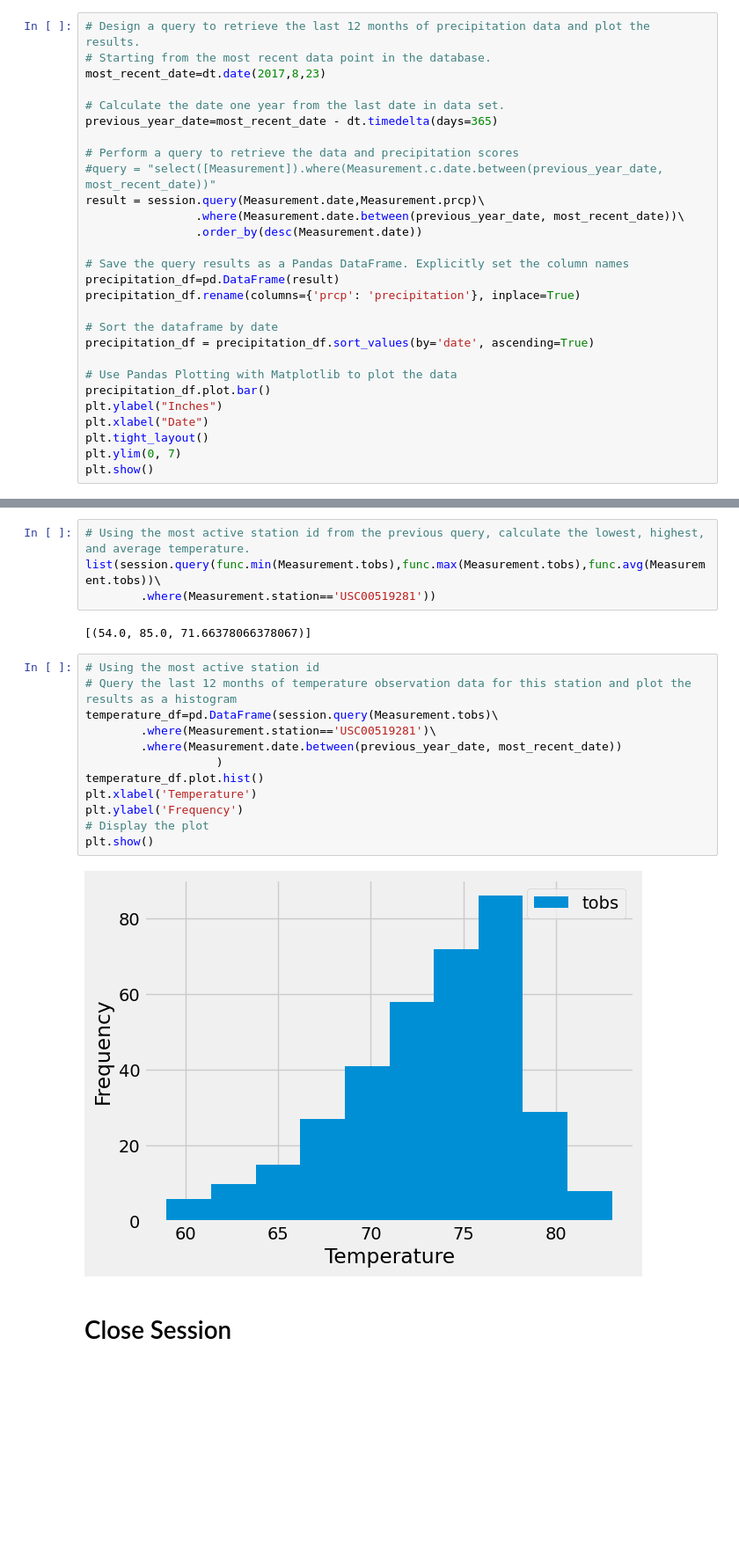
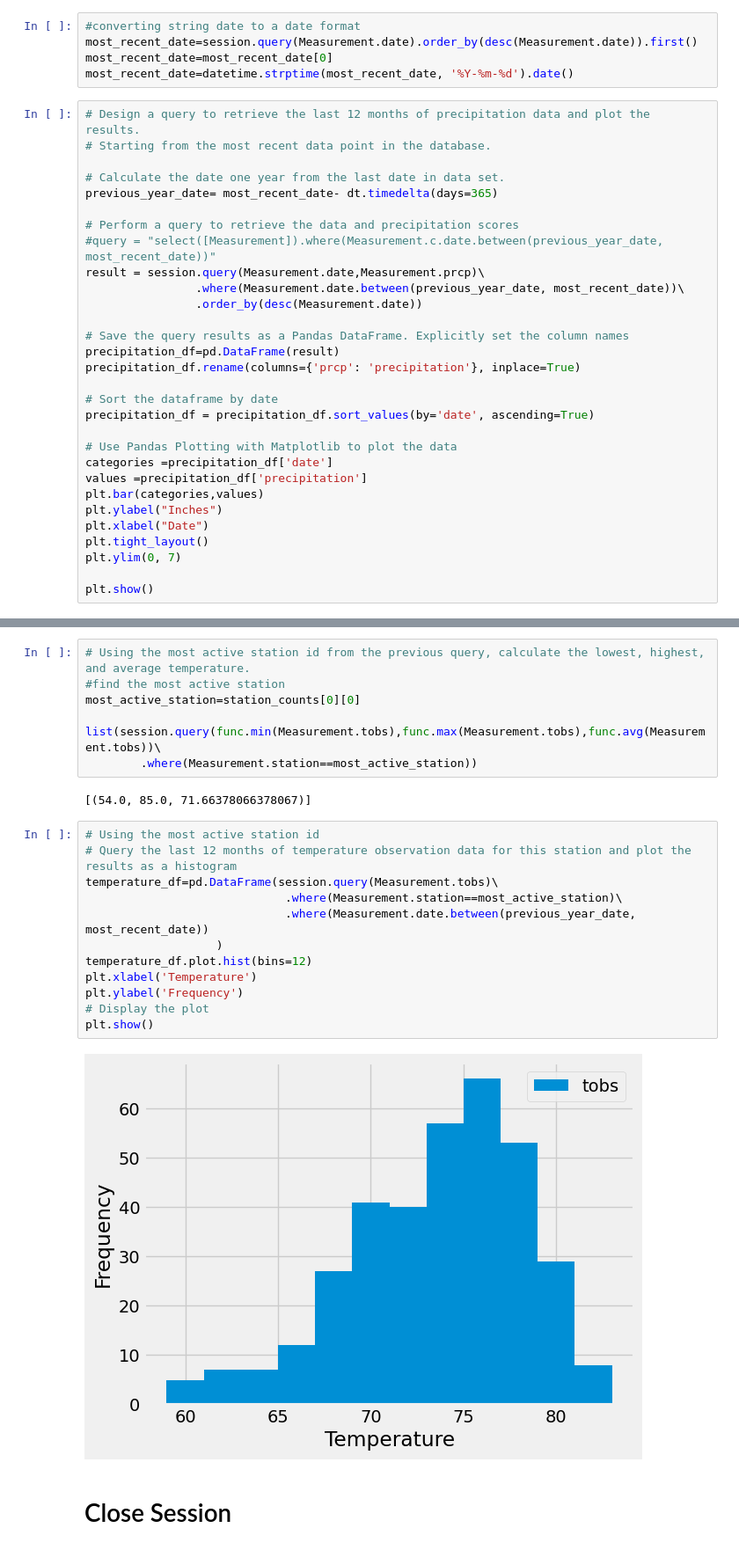
Before and after one commit to Walgama123/sqlalchemy-challenge, a Jupyter notebook: SurfsUp/climate_starter.ipynb, the cells around one changed output, grey strips where cells are left out. Shown at 88% size. Drawn from its saved outputs; the diff is of its cells as text; blank space fills up the shorter version.

```diff
--- a/SurfsUp/climate_starter.ipynb
+++ b/SurfsUp/climate_starter.ipynb
@@ -50,10 +48,14 @@ previous_year_date=most_recent_date - dt.timedelta(days=365)
+# %%
+#converting string date to a date format
+most_recent_date=session.query(Measurement.date).order_by(desc(Measurement.date)).first()
+most_recent_date=most_recent_date[0]
+most_recent_date=datetime.strptime(most_recent_date, '%Y-%m-%d').date()
 # %%
 # Design a query to retrieve the last 12 months of precipitation data and plot the results.
 # Starting from the most recent data point in the database.
-most_recent_date=dt.date(2017,8,23)
 
 # Calculate the date one year from the last date in data set.
-previous_year_date=most_recent_date - dt.timedelta(days=365)
+previous_year_date= most_recent_date- dt.timedelta(days=365)
 
 # Perform a query to retrieve the data and precipitation scores
 #query = "select([Measurement]).where(Measurement.c.date.between(previous_year_date, most_recent_date))"
@@ -69,10 +71,13 @@ precipitation_df.rename(columns={'prcp': 'precipitation'}, inplace=True)
 precipitation_df = precipitation_df.sort_values(by='date', ascending=True)
 
 # Use Pandas Plotting with Matplotlib to plot the data
-precipitation_df.plot.bar()
+categories =precipitation_df['date']
+values =precipitation_df['precipitation']
+plt.bar(categories,values)
 plt.ylabel("Inches")
 plt.xlabel("Date")
 plt.tight_layout()
 plt.ylim(0, 7)
+
 plt.show()
 # %% [output]
@@ -118,24 +123,27 @@ station_counts
  ('USC00518838', 511)]
 # %%
 # Using the most active station id from the previous query, calculate the lowest, highest, and average temperature.
+#find the most active station
+most_active_station=station_counts[0][0]
+
 list(session.query(func.min(Measurement.tobs),func.max(Measurement.tobs),func.avg(Measurement.tobs))\
-        .where(Measurement.station=='USC00519281'))
+        .where(Measurement.station==most_active_station))
 # %% [output]
 [(54.0, 85.0, 71.66378066378067)]
 # %%
 # Using the most active station id
 # Query the last 12 months of temperature observation data for this station and plot the results as a histogram
 temperature_df=pd.DataFrame(session.query(Measurement.tobs)\
-        .where(Measurement.station=='USC00519281')\
-        .where(Measurement.date.between(previous_year_date, most_recent_date))
+                             .where(Measurement.station==most_active_station)\
+                             .where(Measurement.date.between(previous_year_date, most_recent_date))
                    )
-temperature_df.plot.hist()
+temperature_df.plot.hist(bins=12)
 plt.xlabel('Temperature')
 plt.ylabel('Frequency')
 # Display the plot
 plt.show()
 # %% [output]
-[figure, old version]
+[figure, new version]
 # %% [markdown]
 # Close Session
 # %%
```
Also changed, not shown: parts of 4 cells of this notebook, 1 other file.
